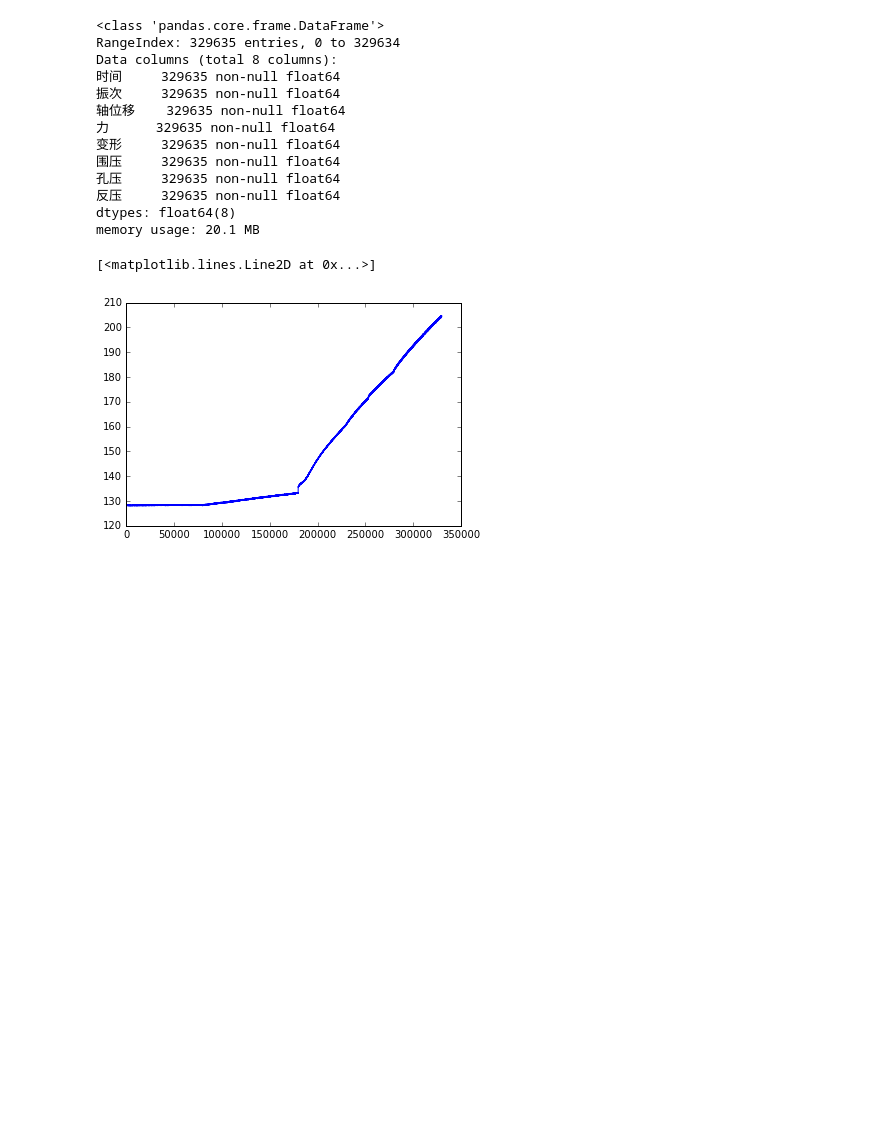
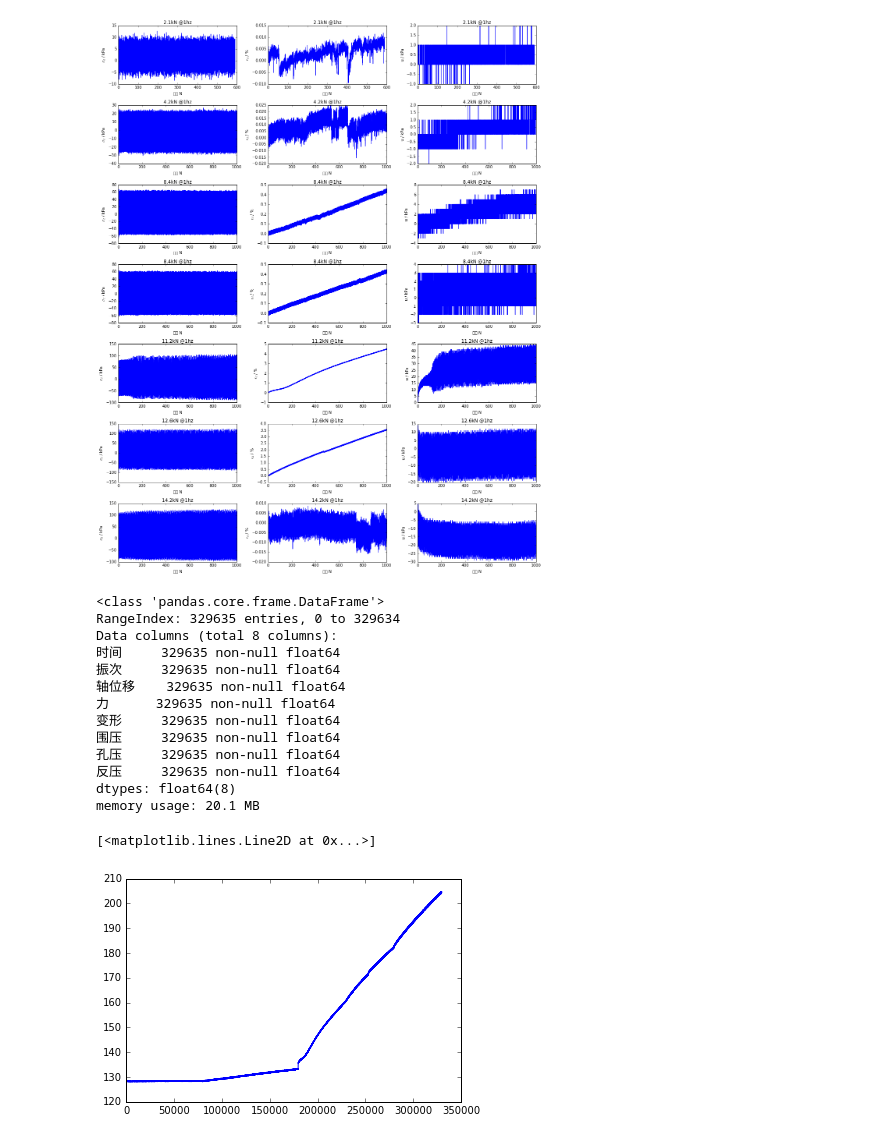
Before and after one commit to FryeT/dongli, a Jupyter notebook: dl_G345/G345_1hz.ipynb, the cells around one changed output. Drawn from its saved outputs; the diff is of its cells as text; code cells hidden in the pictures; blank space fills up the shorter version.

```diff
--- a/dl_G345/G345_1hz.ipynb
+++ b/dl_G345/G345_1hz.ipynb
@@ -20,3 +13,7 @@ files.sort(key = time_of_file)
+# %%
+from file_sort_method import *
+files = glob.glob('datas/1hz/*.csv')
+files.sort(key = time_of_file)
 # %%
 files
 # %% [output]
@@ -33,12 +27,30 @@ temp_df = pd.DataFrame(columns=cols)
-# %%
-for file in files:
-    df = pd.read_table(file, encoding='gb2312')
-    df.columns=cols
-    temp_df = pd.concat([temp_df,df],ignore_index=True)
-
-temp_df.drop(['侧位移','体变','小体变','应力'],1,inplace=True)
-temp_df.dropna(inplace=True)
-temp_df.to_csv('1hz.csv',index=False)
+# %%
+nrows = len(files)
+plt.figure(figsize=(16,20), dpi=300)
+for i, f in enumerate(files):
+    force = force_of_file(f)
+    df = pd.read_csv(f, encoding='gb2312')
+    N = df['振次']
+    plt.subplot(nrows, 3, 3*i+1)
+    plt.plot(N, df['sigma_d'])
+    plt.xlabel('振次 N')
+    plt.ylabel('$\sigma_d$ / kPa')
+    plt.title('{0}kN @1hz'.format(force))
+
+    plt.subplot(nrows, 3, 3*i+2)
+    plt.plot(N, df['epsilon_d']*100)
+    plt.xlabel('振次 N')
+    plt.ylabel('$\epsilon_d$ / %')
+    plt.title('{0}kN @1hz'.format(force))
+
+    plt.subplot(nrows, 3, 3*i+3)
+    plt.plot(N, df['pore_pressure'])
+    plt.xlabel('振次 N')
+    plt.ylabel('u / kPa')
+    plt.title('{0}kN @1hz'.format(force))
+plt.tight_layout()
+# %% [output]
+[figure, added]
 # %%
 df = pd.read_csv('1hz.csv',encoding='gb2312')
 df.info()
```
Also changed, not shown: parts of 4 cells of this notebook, 33 other files.
